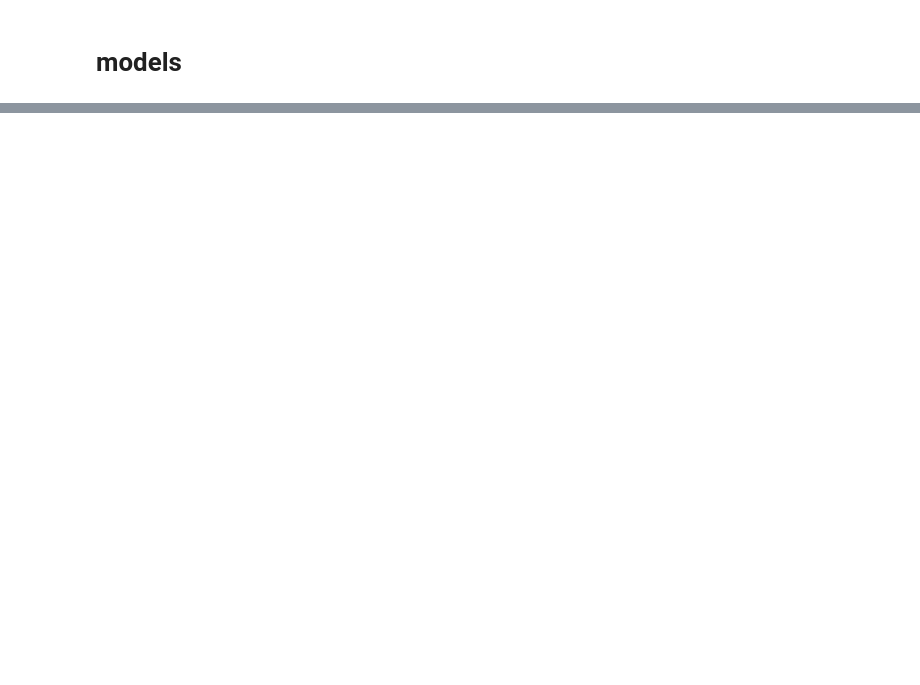
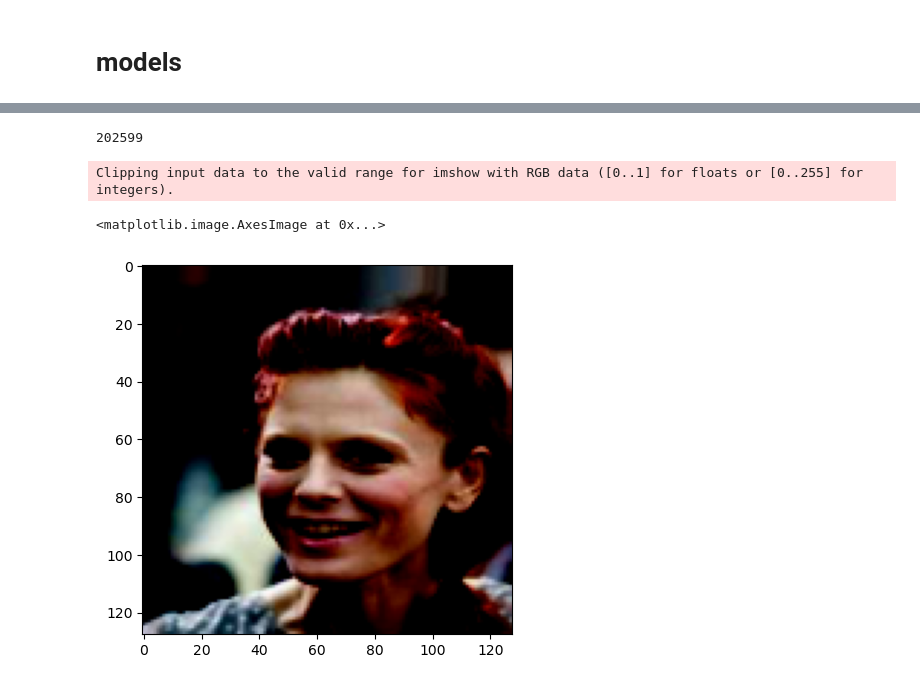
Before and after one commit to ZheRao/practice_space, a Jupyter notebook: Celebfaces-GAN/resGAN.ipynb, the cells around one changed output, grey strips where cells are left out. Saved outputs shown, nothing was run; the diff lists cells and outputs as text; code cells hidden in the pictures; blank space fills up the shorter version.

```diff
--- a/Celebfaces-GAN/resGAN.ipynb
+++ b/Celebfaces-GAN/resGAN.ipynb
@@ -23,0 +337,36 @@ def weights_init(m):
+# %%
+img_transform = transforms.Compose([
+    transforms.Resize([128,128]),
+    transforms.RandomHorizontalFlip(0.5),
+    transforms.ToTensor(),
+    transforms.Normalize((0.5, 0.5, 0.5), (0.5, 0.5, 0.5))
+])
+# %%
+from PIL import Image
+
+class face_dataset(Dataset):
+    def __init__(self, folder_path = "../../Datasets/img_align_celeba",transform=img_transform):
+        super().__init__()
+        paths = [folder_path+"/"+name for name in os.listdir(folder_path)]
+        self.image_paths = paths
+        self.transform = transform
+
+    def __len__(self):
+        return len(self.image_paths)
+
+    def __getitem__(self, idx):
+        image_path = self.image_paths[idx]
+        image = Image.open(image_path).convert("RGB")
+        if self.transform:
+            image = self.transform(image)
+        return image
+# %%
+ds = face_dataset()
+print(len(ds))
+img1 = ds[1]
+plt.imshow(img1.numpy().transpose(1,2,0))
+# %% [output]
+202599
+Clipping input data to the valid range for imshow with RGB data ([0..1] for floats or [0..255] for integers).
+<matplotlib.image.AxesImage at 0x...>
+[figure, added]
```
Also changed, not shown: parts of 18 cells of this notebook.
